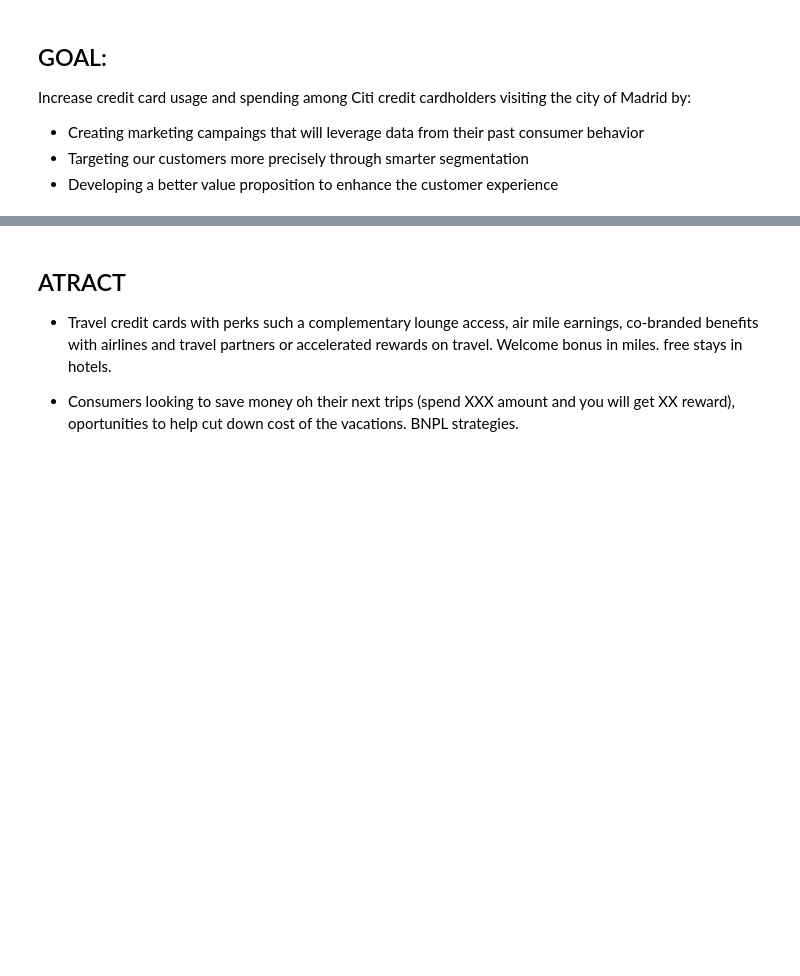
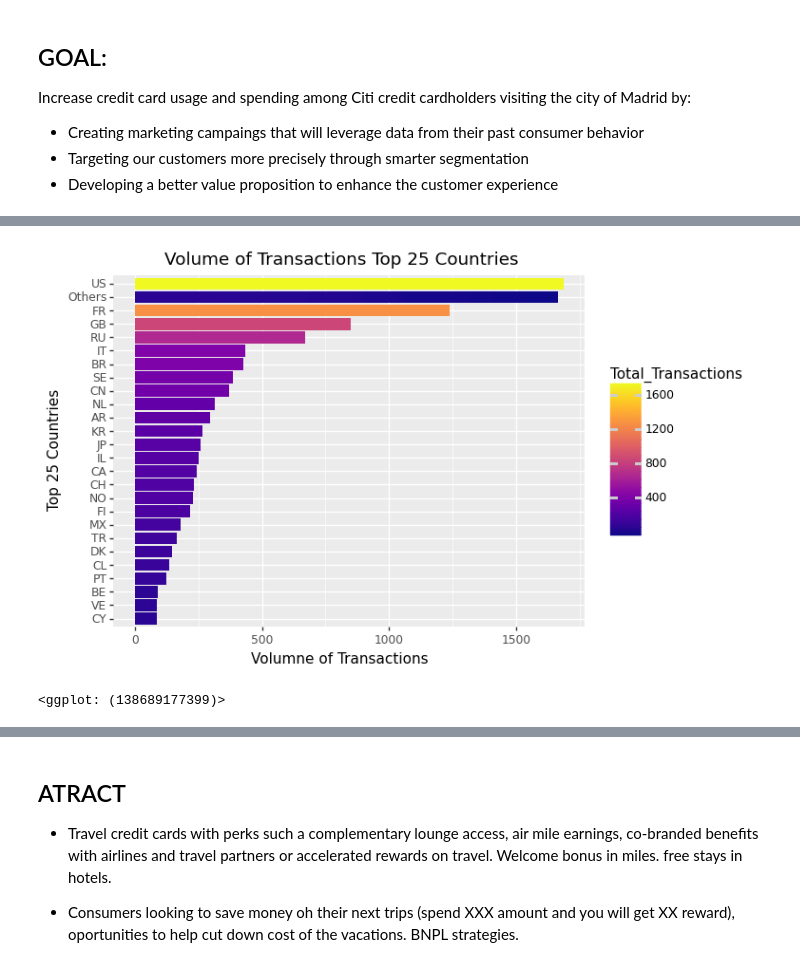
Before and after one commit to callysthenes/citibank_business_case_visual, a Jupyter notebook: EDA_Diana.ipynb, the cells around one changed output, grey strips where cells are left out. Saved outputs shown, nothing was run; the diff lists cells and outputs as text; code cells hidden in the pictures; blank space fills up the shorter version.

```diff
--- a/EDA_Diana.ipynb
+++ b/EDA_Diana.ipynb
@@ -270,0 +287,29 @@ ggplot(df, aes(x = 'reorder(category, amount, fun=sum)', y = 'amount', fill='cus
+# %%
+#Selecting Top XX nationalities
+# number of top-n you want
+n = 25
+
+# group by & sort descending
+df_sorted_vol = (sales_df
+                .groupby('customer_country').sum()
+                .sort_values('Total_Transactions', ascending=False)
+                .reset_index()
+            )
+# rename rows other than top-n to 'Others'
+df_sorted_vol.loc[df_sorted_vol.index >= n, 'customer_country'] = 'Others'
+
+# re-group by again
+#df_sorted.groupby('customer_country').sum()
+# %%
+#Bar Chart for top 25 countries ordered by volume of transactions
+ggplot(df_sorted_vol, aes(x = 'reorder(customer_country, Total_Transactions, fun=sum)', y = 'Total_Transactions', fill='Total_Transactions'))\
+    + geom_bar(stat="identity")\
+        + scale_x_discrete()\
+            + coord_flip()\
+                +scale_fill_cmap(cmap_name="plasma")\
+                    + ggtitle("Volume of Transactions Top 25 Countries")\
+                        +labs(y= "Volumne of Transactions ", x = "Top 25 Countries")\
+                            + guides(color=guide_legend(title='Volume'))
+# %% [output]
+[figure, added]
+<ggplot: (138689177399)>
```
Also changed, not shown: parts of 26 cells of this notebook.
